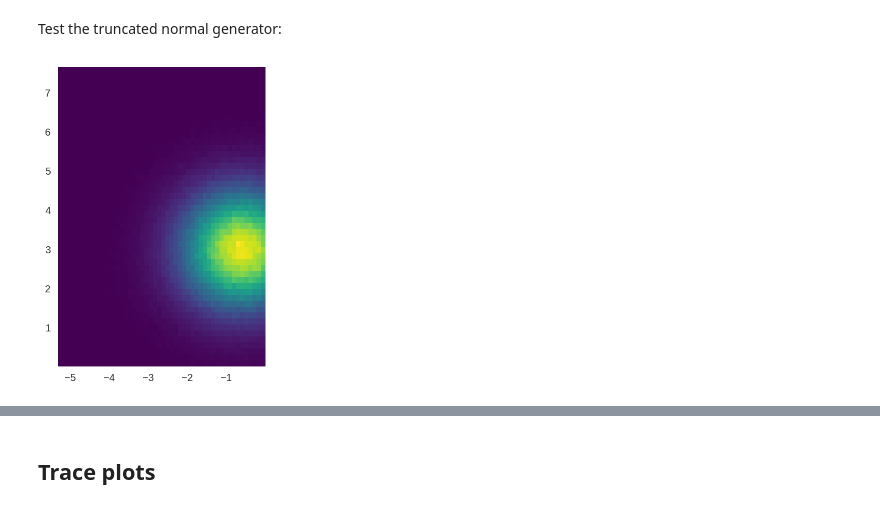
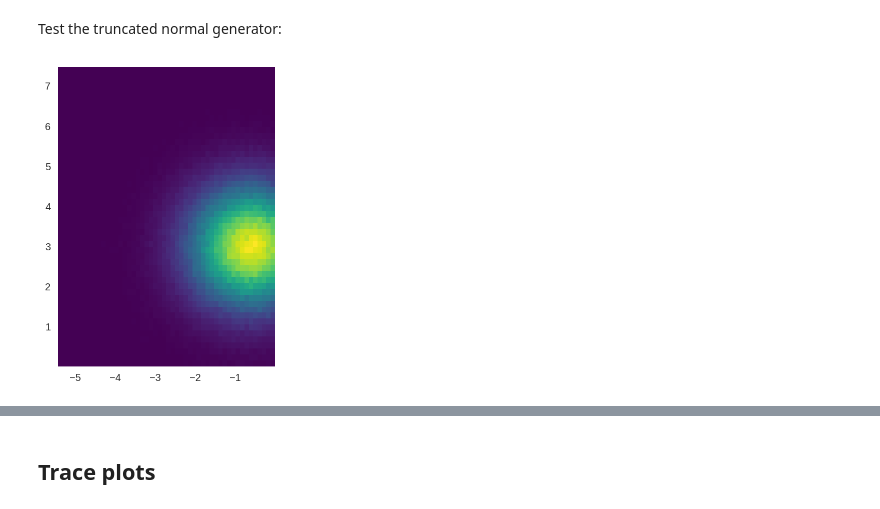
Before and after one commit to ManifoldFR/mva-graphicalmodels, a Jupyter notebook: homework3/hw3.ipynb, the cells around one changed output, grey strips where cells are left out. Saved outputs shown, nothing was run; the diff lists cells and outputs as text; code cells hidden in the pictures.

```diff
--- a/homework3/hw3.ipynb
+++ b/homework3/hw3.ipynb
@@ -1,4 +1,6 @@
 # %%
+%load_ext autoreload
+%autoreload 2
 import numpy as np
 from numpy import ndarray
 import pandas as pd
@@ -7,6 +9,7 @@ from sklearn.model_selection import train_test_split
 import matplotlib.pyplot as plt
 
 plt.style.use("seaborn")
+plt.rcParams["savefig.dpi"] = 120
 # %%
 data: pd.DataFrame = pd.read_table("german.data-numeric",
                                    header=None, delim_whitespace=True)
@@ -61,13 +65,13 @@ from utils import sample_truncated_gaussian
 Test the truncated normal generator:
 # %%
 z_ = sample_truncated_gaussian(
-    np.array([-.6, 3.]), y=np.array([-1, 1]), size=600000)
+    np.array([-.6, 3.]), y=np.array([-1, 1]), size=500000)
 z_.shape
 
 plt.hist2d(*z_.T, bins=50, cmap=plt.cm.viridis);
 plt.axis('scaled');
 # %% [output]
-[figure, old version]
+[figure, new version]
 # %%
 class GibbsSampler:
     """Gibbs sampler for the graphical model."""
```
Also changed, not shown: parts of 45 cells of this notebook, 11 other files.
